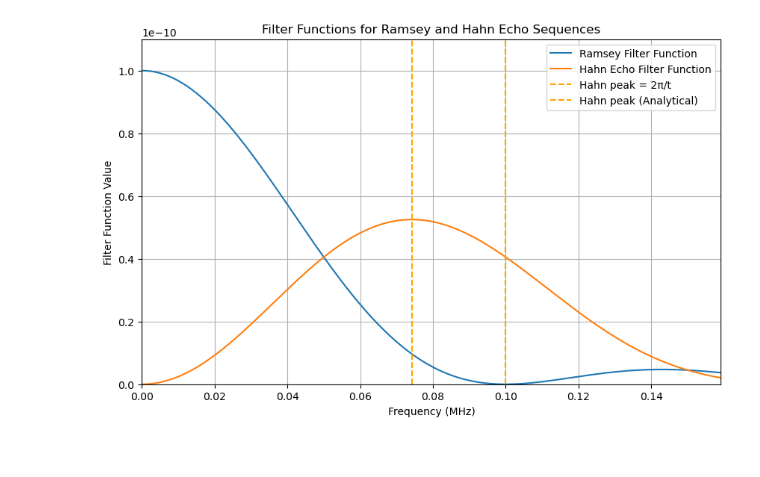
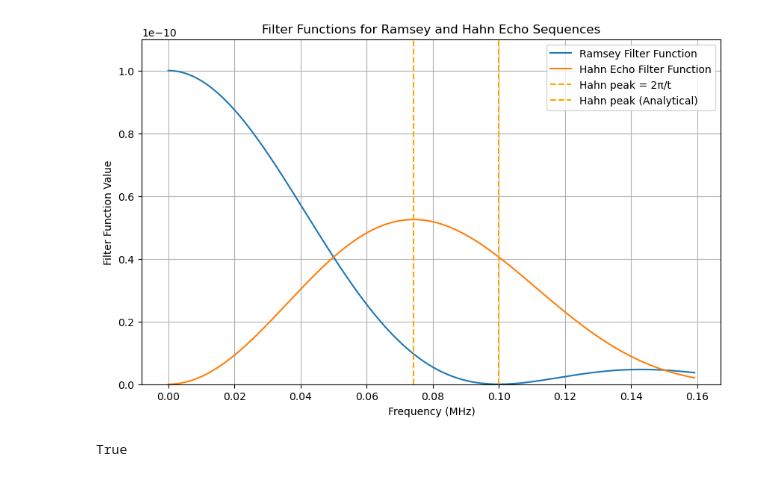
Before and after one commit to osipra/qubit-noise-spectroscopy, a Jupyter notebook: notebooks/01_filter_functions.ipynb, the cells around one changed output. Cells and saved outputs as stored; diff of their text form; code cells hidden in the pictures.

```diff
--- a/notebooks/01_filter_functions.ipynb
+++ b/notebooks/01_filter_functions.ipynb
@@ -5,25 +5,28 @@ from filter_functions import F_Ramsey, F_Hahn
 # %%
 import numpy as np
 import matplotlib.pyplot as plt
 
 t = 10e-6
 omega = np.linspace(0, 1e6, 1000)
 omega_MHz = omega / (2 * np.pi * 1e6)
 F_Ramsey_values = F_Ramsey(omega, t)
 F_Hahn_values = F_Hahn(omega, t)
 
 plt.figure(figsize=(10, 6))
 plt.plot(omega_MHz, F_Ramsey_values, label='Ramsey Filter Function')
 plt.plot(omega_MHz, F_Hahn_values, label='Hahn Echo Filter Function')
 plt.axvline(x=2*np.pi/t / (2*np.pi*1e6), color='orange', linestyle='--', label='Hahn peak = 2π/t')
 plt.axvline(x=omega_MHz[np.argmax(F_Hahn_values)], color='orange', linestyle='--', label='Hahn peak (Analytical)')
 plt.xlabel('Frequency (MHz)')
 plt.ylabel('Filter Function Value')
 plt.title('Filter Functions for Ramsey and Hahn Echo Sequences')
 plt.legend()
 plt.grid()
-plt.xlim(0, 1e6 / (2 * np.pi * 1e6))
 plt.ylim(0, max(max(F_Ramsey_values), max(F_Hahn_values)) * 1.1)
 plt.show()
 # %% [output]
-[figure, old version]
+[figure, new version]
+# %%
+np.allclose(F_CPMG(omega, t, 1), F_Hahn(omega, t))
+# %% [output]
+True
```
Also changed, not shown: parts of 3 cells of this notebook, 3 other files.
